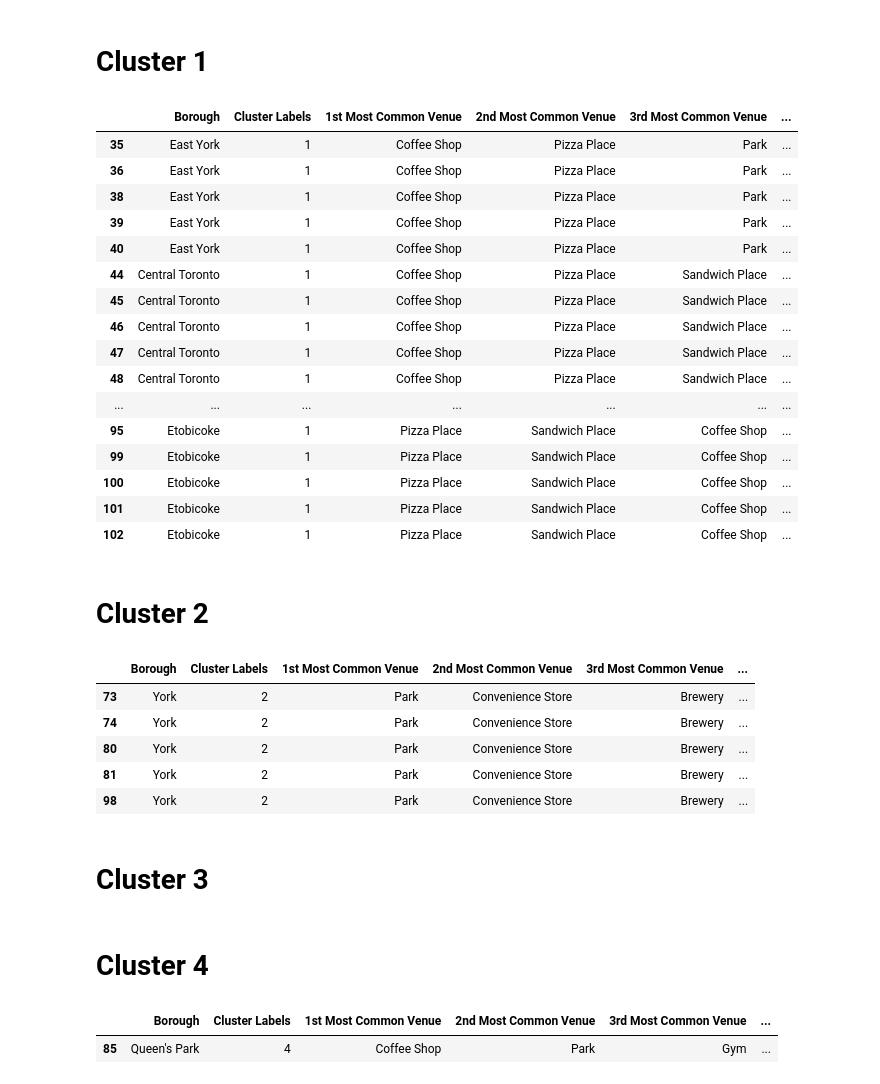
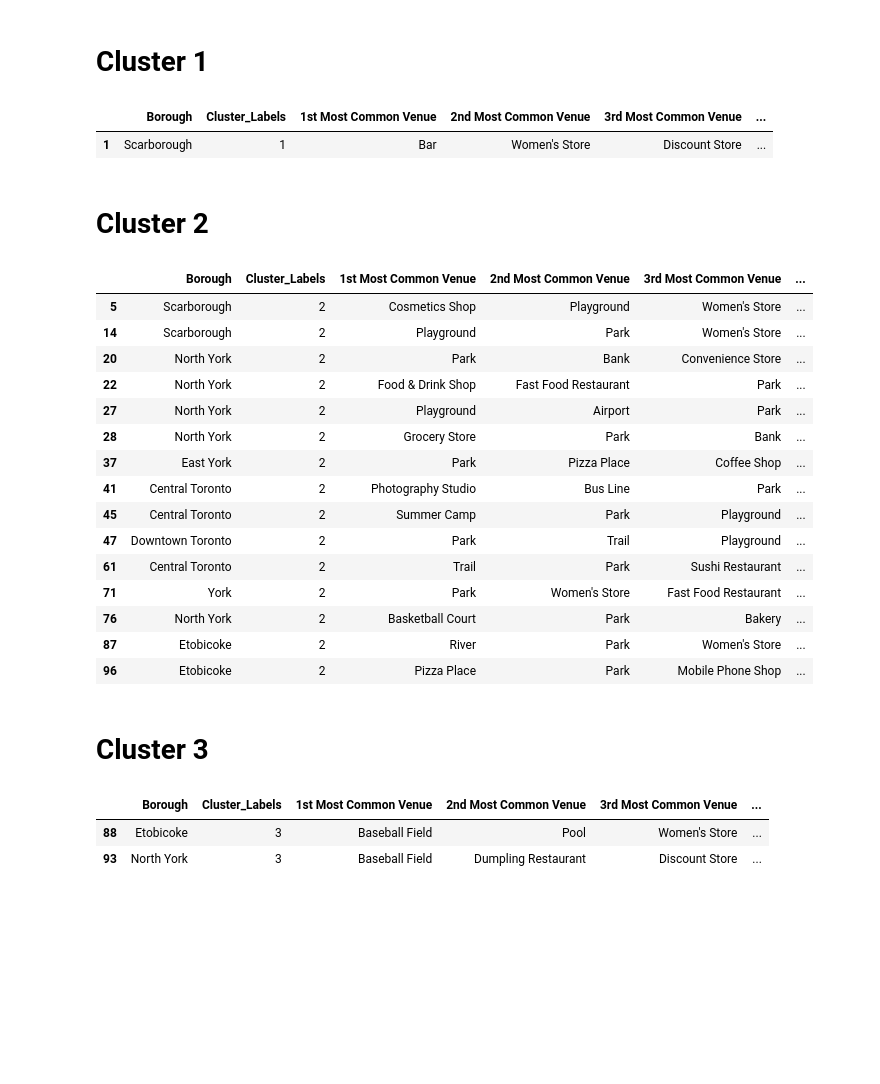
Before and after one commit to annahaensch/NeighborhoodViewer, a Jupyter notebook: Toronto Neighborhood Clustering Analysis.ipynb, the cells around one changed output. Drawn from its saved outputs; the diff is of its cells as text; code cells hidden in the pictures; blank space fills up the shorter version.

Commit message:
Published from Watson Studio.

```diff
--- a/Toronto Neighborhood Clustering Analysis.ipynb
+++ b/Toronto Neighborhood Clustering Analysis.ipynb
@@ -427,44 +424,36 @@ toronto_merged.loc[toronto_merged['Cluster Labels'] == 0, toronto_merged.columns
 # %% [markdown]
 # Cluster 1
 # %%
-toronto_merged.loc[toronto_merged['Cluster Labels'] == 1, toronto_merged.columns[[1] + list(range(5, toronto_merged.shape[1]))]]
+toronto_merged.loc[toronto_merged['Cluster_Labels'] == 1, toronto_merged.columns[[1] + list(range(5, toronto_merged.shape[1]))]]
 # %% [output]
-|  | Borough | Cluster Labels | 1st Most Common Venue | 2nd Most Common Venue | 3rd Most Common Venue | ... |
-| 35 | East York | 1 | Coffee Shop | Pizza Place | Park | ... |
-| 36 | East York | 1 | Coffee Shop | Pizza Place | Park | ... |
-| 38 | East York | 1 | Coffee Shop | Pizza Place | Park | ... |
-| 39 | East York | 1 | Coffee Shop | Pizza Place | Park | ... |
-| 40 | East York | 1 | Coffee Shop | Pizza Place | Park | ... |
-| 44 | Central Toronto | 1 | Coffee Shop | Pizza Place | Sandwich Place | ... |
-| 45 | Central Toronto | 1 | Coffee Shop | Pizza Place | Sandwich Place | ... |
-| 46 | Central Toronto | 1 | Coffee Shop | Pizza Place | Sandwich Place | ... |
-| 47 | Central Toronto | 1 | Coffee Shop | Pizza Place | Sandwich Place | ... |
-| 48 | Central Toronto | 1 | Coffee Shop | Pizza Place | Sandwich Place | ... |
-| ... | ... | ... | ... | ... | ... | ... |
-| 95 | Etobicoke | 1 | Pizza Place | Sandwich Place | Coffee Shop | ... |
-| 99 | Etobicoke | 1 | Pizza Place | Sandwich Place | Coffee Shop | ... |
-| 100 | Etobicoke | 1 | Pizza Place | Sandwich Place | Coffee Shop | ... |
-| 101 | Etobicoke | 1 | Pizza Place | Sandwich Place | Coffee Shop | ... |
-| 102 | Etobicoke | 1 | Pizza Place | Sandwich Place | Coffee Shop | ... |
+|  | Borough | Cluster_Labels | 1st Most Common Venue | 2nd Most Common Venue | 3rd Most Common Venue | ... |
+| 1 | Scarborough | 1 | Bar | Women's Store | Discount Store | ... |
 # %% [markdown]
 # Cluster 2
 # %%
-toronto_merged.loc[toronto_merged['Cluster Labels'] == 2, toronto_merged.columns[[1] + list(range(5, toronto_merged.shape[1]))]]
+toronto_merged.loc[toronto_merged['Cluster_Labels'] == 2, toronto_merged.columns[[1] + list(range(5, toronto_merged.shape[1]))]]
 # %% [output]
-|  | Borough | Cluster Labels | 1st Most Common Venue | 2nd Most Common Venue | 3rd Most Common Venue | ... |
-| 73 | York | 2 | Park | Convenience Store | Brewery | ... |
-| 74 | York | 2 | Park | Convenience Store | Brewery | ... |
-| 80 | York | 2 | Park | Convenience Store | Brewery | ... |
-| 81 | York | 2 | Park | Convenience Store | Brewery | ... |
-| 98 | York | 2 | Park | Convenience Store | Brewery | ... |
+|  | Borough | Cluster_Labels | 1st Most Common Venue | 2nd Most Common Venue | 3rd Most Common Venue | ... |
+| 5 | Scarborough | 2 | Cosmetics Shop | Playground | Women's Store | ... |
+| 14 | Scarborough | 2 | Playground | Park | Women's Store | ... |
+| 20 | North York | 2 | Park | Bank | Convenience Store | ... |
+| 22 | North York | 2 | Food & Drink Shop | Fast Food Restaurant | Park | ... |
+| 27 | North York | 2 | Playground | Airport | Park | ... |
+| 28 | North York | 2 | Grocery Store | Park | Bank | ... |
+| 37 | East York | 2 | Park | Pizza Place | Coffee Shop | ... |
+| 41 | Central Toronto | 2 | Photography Studio | Bus Line | Park | ... |
+| 45 | Central Toronto | 2 | Summer Camp | Park | Playground | ... |
+| 47 | Downtown Toronto | 2 | Park | Trail | Playground | ... |
+| 61 | Central Toronto | 2 | Trail | Park | Sushi Restaurant | ... |
+| 71 | York | 2 | Park | Women's Store | Fast Food Restaurant | ... |
+| 76 | North York | 2 | Basketball Court | Park | Bakery | ... |
+| 87 | Etobicoke | 2 | River | Park | Women's Store | ... |
+| 96 | Etobicoke | 2 | Pizza Place | Park | Mobile Phone Shop | ... |
 # %% [markdown]
 # Cluster 3
 # %%
-toronto_merged.loc[toronto_merged['Cluster Labels'] == 3, toronto_merged.columns[[1] + list(range(5, toronto_merged.shape[1]))]]
+toronto_merged.loc[toronto_merged['Cluster_Labels'] == 3, toronto_merged.columns[[1] + list(range(5, toronto_merged.shape[1]))]]
+# %% [output]
+|  | Borough | Cluster_Labels | 1st Most Common Venue | 2nd Most Common Venue | 3rd Most Common Venue | ... |
+| 88 | Etobicoke | 3 | Baseball Field | Pool | Women's Store | ... |
+| 93 | North York | 3 | Baseball Field | Dumpling Restaurant | Discount Store | ... |
-# %% [markdown]
-# Cluster 4
-# %%
-toronto_merged.loc[toronto_merged['Cluster Labels'] == 4, toronto_merged.columns[[1] + list(range(5, toronto_merged.shape[1]))]]
-# %% [output]
-|  | Borough | Cluster Labels | 1st Most Common Venue | 2nd Most Common Venue | 3rd Most Common Venue | ... |
-| 85 | Queen's Park | 4 | Coffee Shop | Park | Gym | ... |
```
Also changed, not shown: parts of 18 cells of this notebook.
